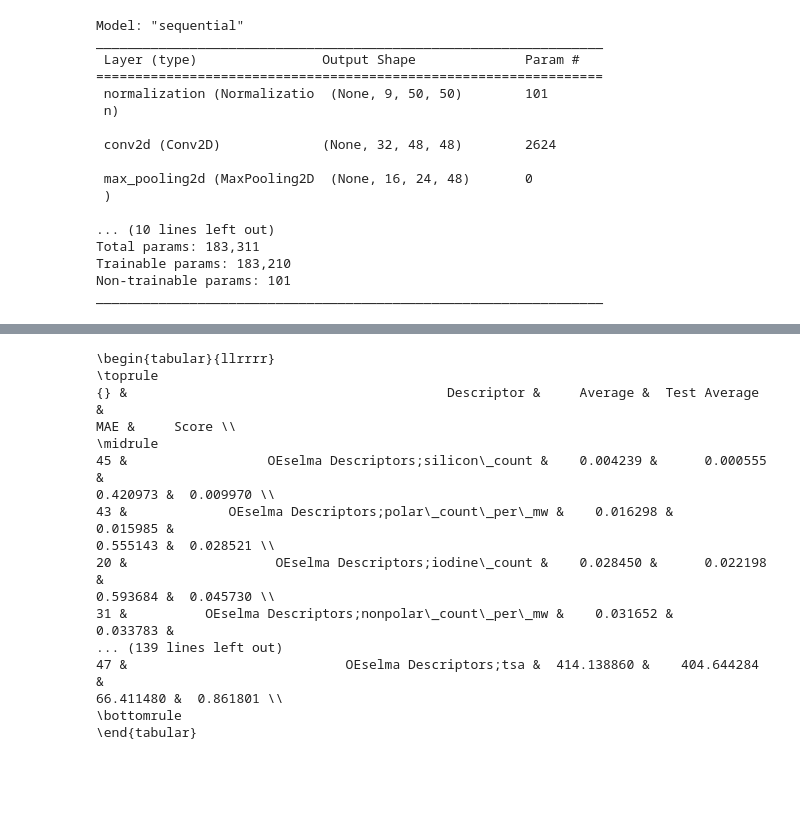
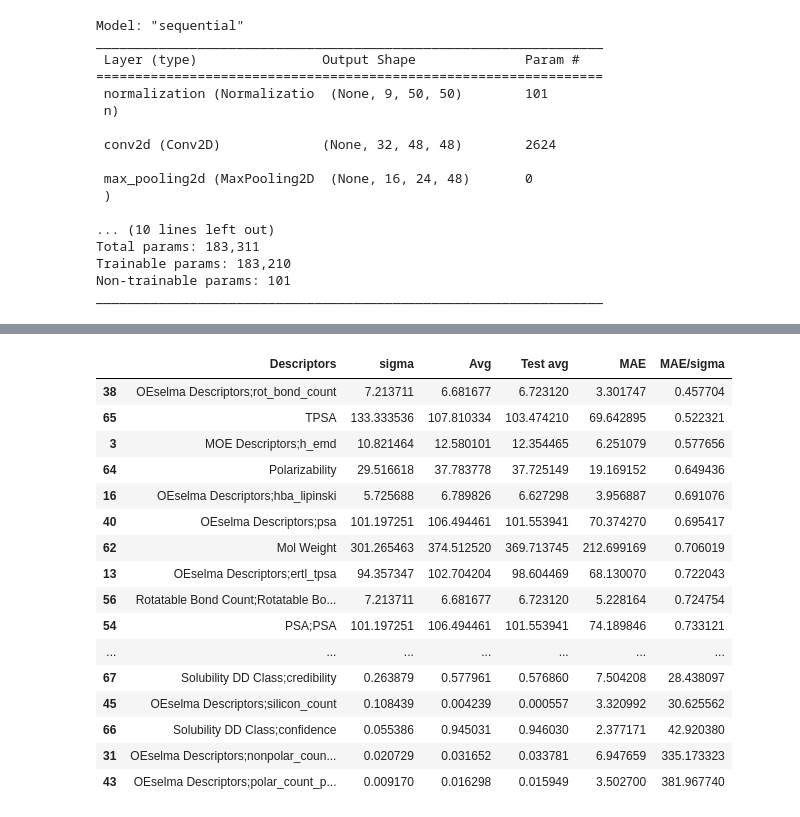
Before and after one commit to axean/mstda, a Jupyter notebook: desc_vec_predict_persistence_image_TRAIN.ipynb, the cells around one changed output, grey strips where cells are left out. Saved outputs shown, nothing was run; the diff lists cells and outputs as text; code cells hidden in the pictures; blank space fills up the shorter version.

```diff
--- a/desc_vec_predict_persistence_image_TRAIN.ipynb
+++ b/desc_vec_predict_persistence_image_TRAIN.ipynb
@@ -348,20 +323,29 @@ out_df
 # %%
-print(out_df.to_latex())
+latex_dict = dict()
+latex_dict["Descriptors"] = out_dict["Descriptor"]
+latex_dict["sigma"]       = out_dict["_sigma"]
+latex_dict["Avg"]         = out_dict["Average"]
+latex_dict["Test avg"]    = out_dict["Test Average"]
+latex_dict["MAE"]         = out_dict["MAE"]
+latex_dict["MAE/sigma"]   = out_dict["MAE/sigma"]
+latex_df = pd.DataFrame(data = latex_dict)
+latex_df = latex_df.sort_values("MAE/sigma")
+latex_df
 # %% [output]
-\begin{tabular}{llrrrr}
-\toprule
-{} &                                         Descriptor &     Average &  Test Average &
-MAE &     Score \\
-\midrule
-45 &                  OEselma Descriptors;silicon\_count &    0.004239 &      0.000555 &
-0.420973 &  0.009970 \\
-43 &             OEselma Descriptors;polar\_count\_per\_mw &    0.016298 &      0.015985 &
-0.555143 &  0.028521 \\
-20 &                   OEselma Descriptors;iodine\_count &    0.028450 &      0.022198 &
-0.593684 &  0.045730 \\
-31 &          OEselma Descriptors;nonpolar\_count\_per\_mw &    0.031652 &      0.033783 &
-... (139 lines left out)
-47 &                            OEselma Descriptors;tsa &  414.138860 &    404.644284 &
-66.411480 &  0.861801 \\
-\bottomrule
-\end{tabular}
+|  | Descriptors | sigma | Avg | Test avg | MAE | MAE/sigma |
+| 38 | OEselma Descriptors;rot_bond_count | 7.213711 | 6.681677 | 6.723120 | 3.301747 | 0.457704 |
+| 65 | TPSA | 133.333536 | 107.810334 | 103.474210 | 69.642895 | 0.522321 |
+| 3 | MOE Descriptors;h_emd | 10.821464 | 12.580101 | 12.354465 | 6.251079 | 0.577656 |
+| 64 | Polarizability | 29.516618 | 37.783778 | 37.725149 | 19.169152 | 0.649436 |
+| 16 | OEselma Descriptors;hba_lipinski | 5.725688 | 6.789826 | 6.627298 | 3.956887 | 0.691076 |
+| 40 | OEselma Descriptors;psa | 101.197251 | 106.494461 | 101.553941 | 70.374270 | 0.695417 |
+| 62 | Mol Weight | 301.265463 | 374.512520 | 369.713745 | 212.699169 | 0.706019 |
+| 13 | OEselma Descriptors;ertl_tpsa | 94.357347 | 102.704204 | 98.604469 | 68.130070 | 0.722043 |
+| 56 | Rotatable Bond Count;Rotatable Bo... | 7.213711 | 6.681677 | 6.723120 | 5.228164 | 0.724754 |
+| 54 | PSA;PSA | 101.197251 | 106.494461 | 101.553941 | 74.189846 | 0.733121 |
+| ... | ... | ... | ... | ... | ... | ... |
+| 67 | Solubility DD Class;credibility | 0.263879 | 0.577961 | 0.576860 | 7.504208 | 28.438097 |
+| 45 | OEselma Descriptors;silicon_count | 0.108439 | 0.004239 | 0.000557 | 3.320992 | 30.625562 |
+| 66 | Solubility DD Class;confidence | 0.055386 | 0.945031 | 0.946030 | 2.377171 | 42.920380 |
+| 31 | OEselma Descriptors;nonpolar_coun... | 0.020729 | 0.031652 | 0.033781 | 6.947659 | 335.173323 |
+| 43 | OEselma Descriptors;polar_count_p... | 0.009170 | 0.016298 | 0.015949 | 3.502700 | 381.967740 |
```
Also changed, not shown: parts of 17 cells of this notebook, 19 other files.
